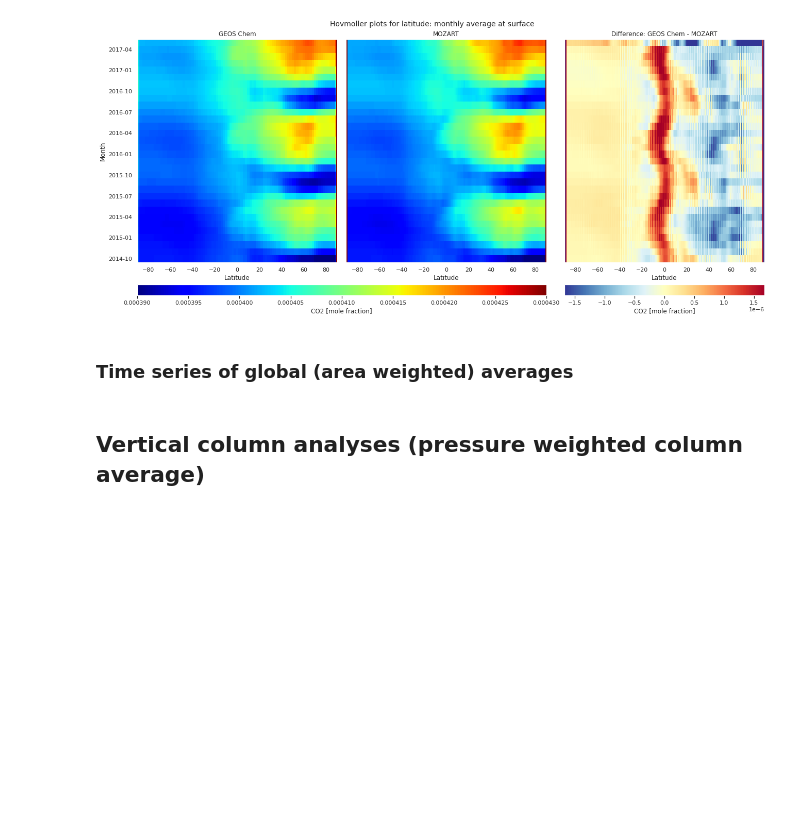
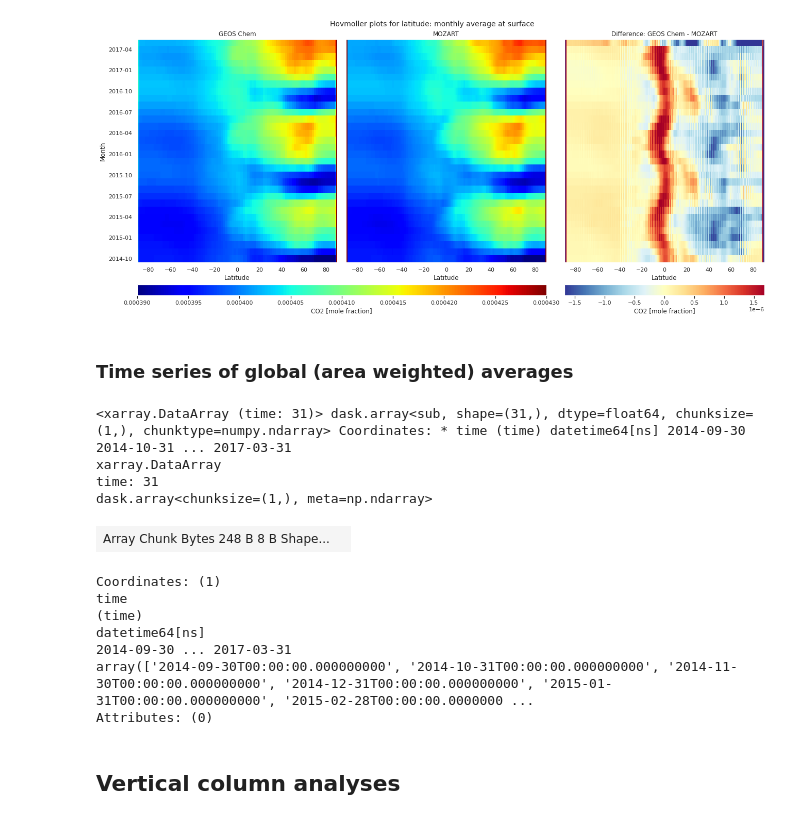
Before and after one commit to joshhjacobson/wombat-paper, a Jupyter notebook: validation/output_validation.ipynb, the cells around one changed output. Saved outputs shown, nothing was run; the diff lists cells and outputs as text; code cells hidden in the pictures; blank space fills up the shorter version.

Commit message:
Prepare datasets for remaining plots

```diff
--- a/validation/output_validation.ipynb
+++ b/validation/output_validation.ipynb
@@ -14,3 +17,9 @@ from cartopy.mpl.gridliner import LONGITUDE_FORMATTER, LATITUDE_FORMATTER
 nc.deep_clean()
 # %% [markdown]
 ## Setup
+# %%
+# dataset configuration
+EARTH_SURFACE_AREA = 5.1e10 # (m^2)
+date_range = pd.date_range(start="2014-09", end="2017-04", freq="1M")
+target_grid = xe.util.grid_global(1, 1, cf=True)
+target_grid
@@ -198,6 +203,7 @@ geoschem_level_edge_glob = (
 ### Hovmoller diagrams
 # %%
 ## produce surface level datasets of monthly longitudinal averages (5 min compute time)
+# TODO: precompute properly
 
 with xr.open_dataset(mozart_paths[0], decode_times=False) as ds:
     # precompute mozart grid weights
@@ -217,6 +223,7 @@ with xr.open_mfdataset(
     parallel=True,
     decode_times=False,
 ) as ds:
+    ds = ds.where(ds["time"] < pd.to_datetime("2017-04-01"), drop=True)
     da_mozart_co2_hov = ds["CO2_VMR_avrg"].resample(time="1M").mean().drop("lev")
 
 
@@ -233,7 +240,7 @@ def prep_geoschem(ds):
     return regridder_geoschem(ds_co2).mean(dim="lon")
 
 with xr.open_mfdataset(geoschem_spec_conc_glob, preprocess=prep_geoschem, parallel=True) as ds:
-    ds = ds.where(ds["time"] <= da_mozart_co2_hov.time.values.max(), drop=True)
+    ds = ds.where(ds["time"] < pd.to_datetime("2017-04-01"), drop=True)
     da_geoschem_co2_hov = ds["SpeciesConc_CO2"].resample(time="1M").mean().drop("lev")
 
 da_surface_hov_diff = (da_geoschem_co2_hov - da_mozart_co2_hov).compute();
@@ -277,5 +284,60 @@ fig.suptitle("Hovmoller plots for latitude: monthly average at surface", fontsiz
 [figure]
 # %% [markdown]
 ### Time series of global (area weighted) averages
+# %%
+## produce time series of monthly global surface averages
+
+with xr.open_dataset(mozart_paths[0], decode_times=False) as ds:
+    # precompute mozart grid box areas
+    ds_grid = nc.from_xarray(ds["CO2_VMR_avrg"].isel(time=0))
+    ds_grid.subset(time=0)
+    ds_grid.cell_area(join=False)
+    da_mozart_gridbox_area = ds_grid.to_xarray()["cell_area"]
+
+
+def prep_mozart(ds):
+    ds["time"] = pd.to_datetime(ds.date.values, format="%Y%m%d") + pd.to_timedelta(
+        ds.datesec.values, unit="seconds"
+    )
+    # surface level is the LAST element along the lev dimension
+    surface_weights = ds["CO2_VMR_avrg"].isel(lev=-1) * da_mozart_gridbox_area
+    return surface_weights.sum(dim=["lon", "lat"]) / EARTH_SURFACE_AREA
+
+
+with xr.open_mfdataset(
+    mozart_paths,
+    preprocess=prep_mozart,
+    parallel=True,
+    decode_times=False,
+) as ds:
+    ds = ds.where(ds["time"] < pd.to_datetime("2017-04-01"), drop=True)
+    da_mozart_surface_avg = ds.resample(time="1M").mean()
+
+
+def prep_geoschem(ds):
+    # surface level is the FIRST element along the lev dimension
+    surface_weights = ds["SpeciesConc_CO2"].isel(lev=0) * ds["AREA"]
+    return surface_weights.sum(dim=["lon", "lat"]) / EARTH_SURFACE_AREA
+
+
+with xr.open_mfdataset(geoschem_spec_conc_glob, preprocess=prep_geoschem, parallel=True) as ds:
+    ds = ds.where(ds["time"] < pd.to_datetime("2017-04-01"), drop=True)
+    da_geoschem_surface_avg = ds.resample(time="1M").mean()
+
+da_surface_avg_diff = da_geoschem_surface_avg - da_mozart_surface_avg
+da_surface_avg_diff
+# %% [output]
+<xarray.DataArray (time: 31)> dask.array<sub, shape=(31,), dtype=float64, chunksize=(1,), chunktype=numpy.ndarray> Coordinates: * time (time) datetime64[ns] 2014-09-30 2014-10-31 ... 2017-03-31
+xarray.DataArray
+time: 31
+dask.array<chunksize=(1,), meta=np.ndarray>
+| Array Chunk Bytes 248 B 8 B Shape... |  |
+Coordinates: (1)
+time
+(time)
+datetime64[ns]
+2014-09-30 ... 2017-03-31
+array(['2014-09-30T00:00:00.000000000', '2014-10-31T00:00:00.000000000', '2014-11-30T00:00:00.000000000', '2014-12-31T00:00:00.000000000', '2015-01-31T00:00:00.000000000', '2015-02-28T00:00:00.0000000 ...
+Attributes: (0)
 # %% [markdown]
-## Vertical column analyses (pressure weighted column average)
+## Vertical column analyses
```
Also changed, not shown: parts of 17 cells of this notebook, 2 other files.
